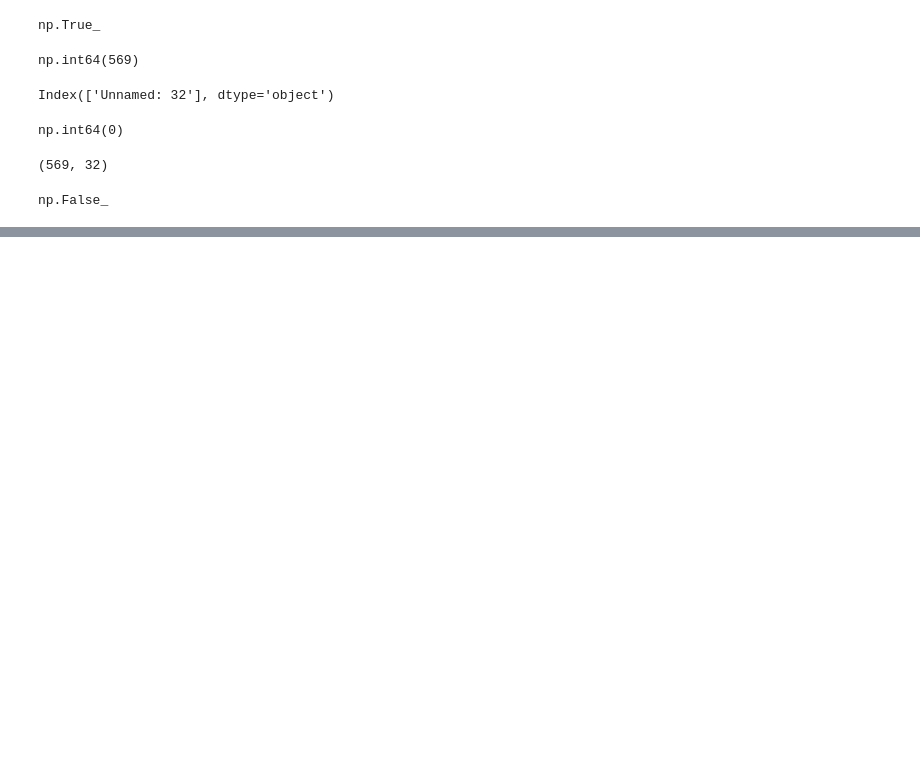
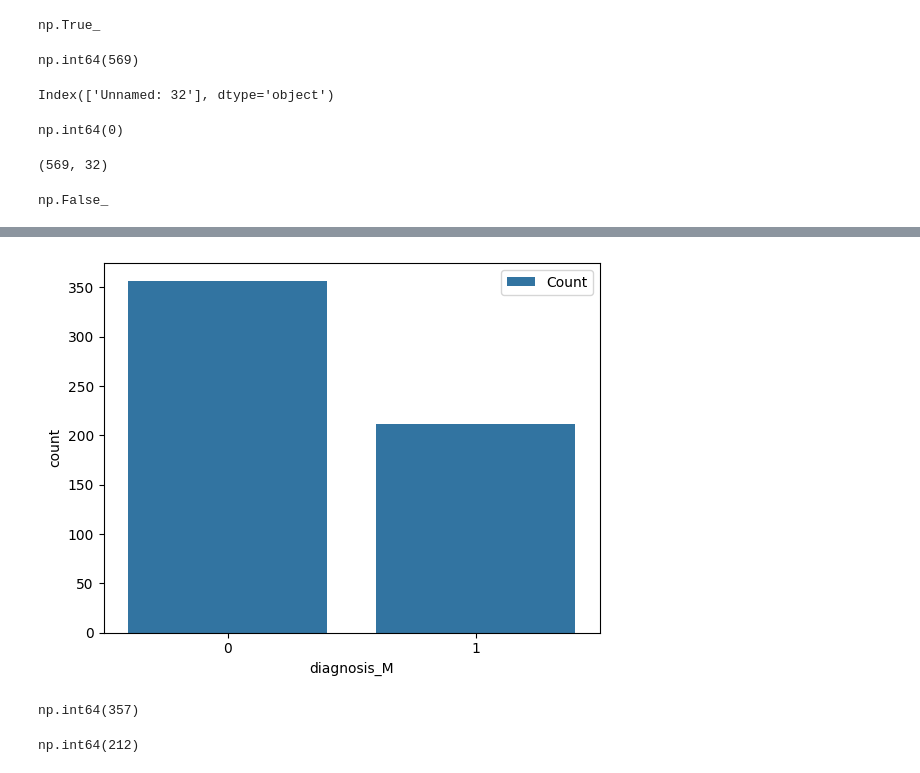
Before and after one commit to islamnafi/breast-cancer-classification, a Jupyter notebook: breast_cancer_classification.ipynb, the cells around one changed output, grey strips where cells are left out. Cells and saved outputs as stored; diff of their text form; code cells hidden in the pictures; blank space fills up the shorter version.

```diff
--- a/breast_cancer_classification.ipynb
+++ b/breast_cancer_classification.ipynb
@@ -107,0 +116,2 @@ np.False_
+# %%
+df = pd.get_dummies(data = df, drop_first= True)
@@ -107,0 +132,2 @@ np.False_
+# %%
+df['diagnosis_M'] = df['diagnosis_M'].astype(int)
@@ -107,0 +155,13 @@ np.False_
+# %%
+sns.countplot(x='diagnosis_M', data=df, label='Count')
+plt.show()
+# %% [output]
+[figure, added]
+# %%
+(df.diagnosis_M == 0).sum()
+# %% [output]
+np.int64(357)
+# %%
+(df.diagnosis_M == 1).sum()
+# %% [output]
+np.int64(212)
```
Also changed, not shown: parts of 5 cells of this notebook.
